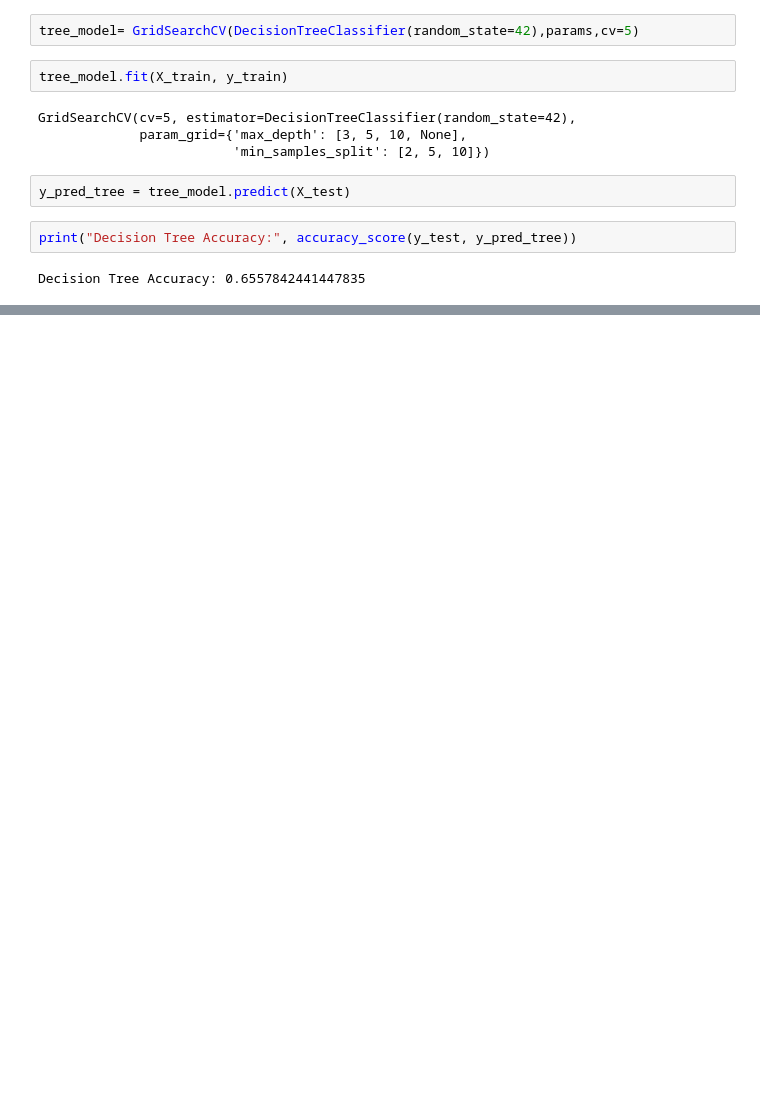
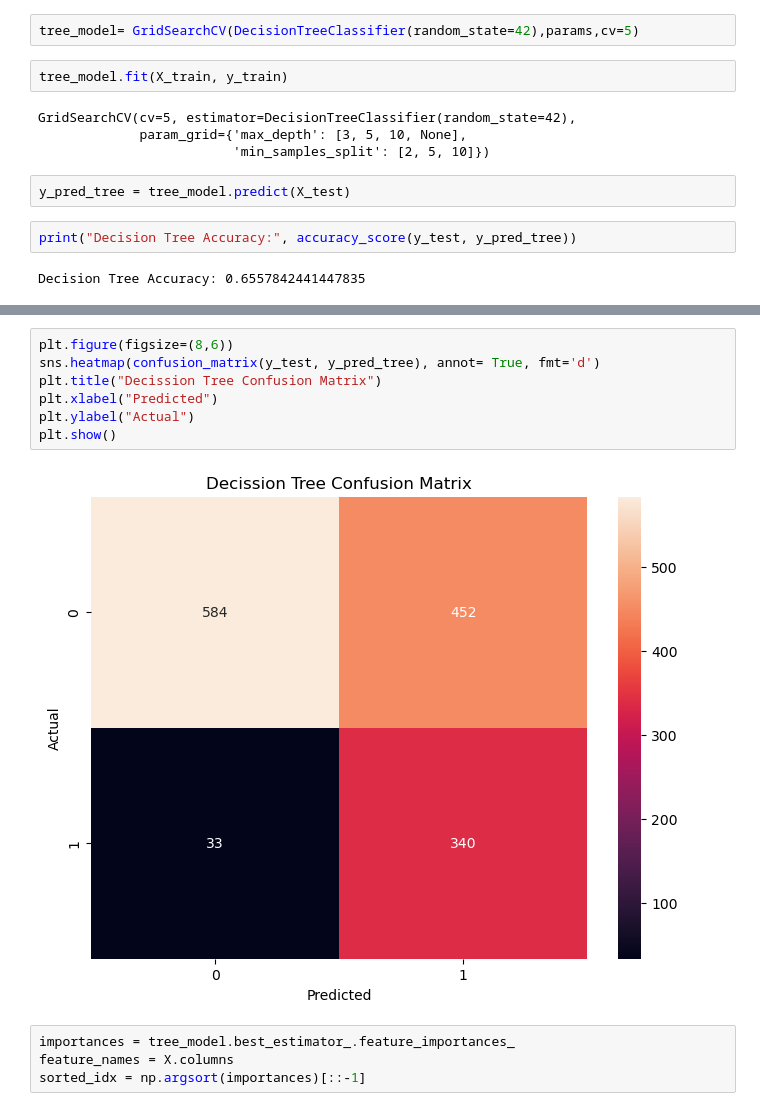
Before and after one commit to Turjo47/Customer-churn-prediction, a Jupyter notebook: Churn_prediction.ipynb, the cells around one changed output, grey strips where cells are left out. Drawn from its saved outputs; the diff is of its cells as text; blank space fills up the shorter version.

Commit message:
visualization

```diff
--- a/Churn_prediction.ipynb
+++ b/Churn_prediction.ipynb
@@ -125,0 +140,13 @@ print(
+# %%
+plt.figure(figsize=(8,6))
+sns.heatmap(confusion_matrix(y_test, y_pred_tree), annot= True, fmt='d')
+plt.title("Decission Tree Confusion Matrix")
+plt.xlabel("Predicted")
+plt.ylabel("Actual")
+plt.show()
+# %% [output]
+[figure, added]
+# %%
+importances = tree_model.best_estimator_.feature_importances_
+feature_names = X.columns
+sorted_idx = np.argsort(importances)[::-1]
```
Also changed, not shown: parts of 3 cells of this notebook, 1 other file.
